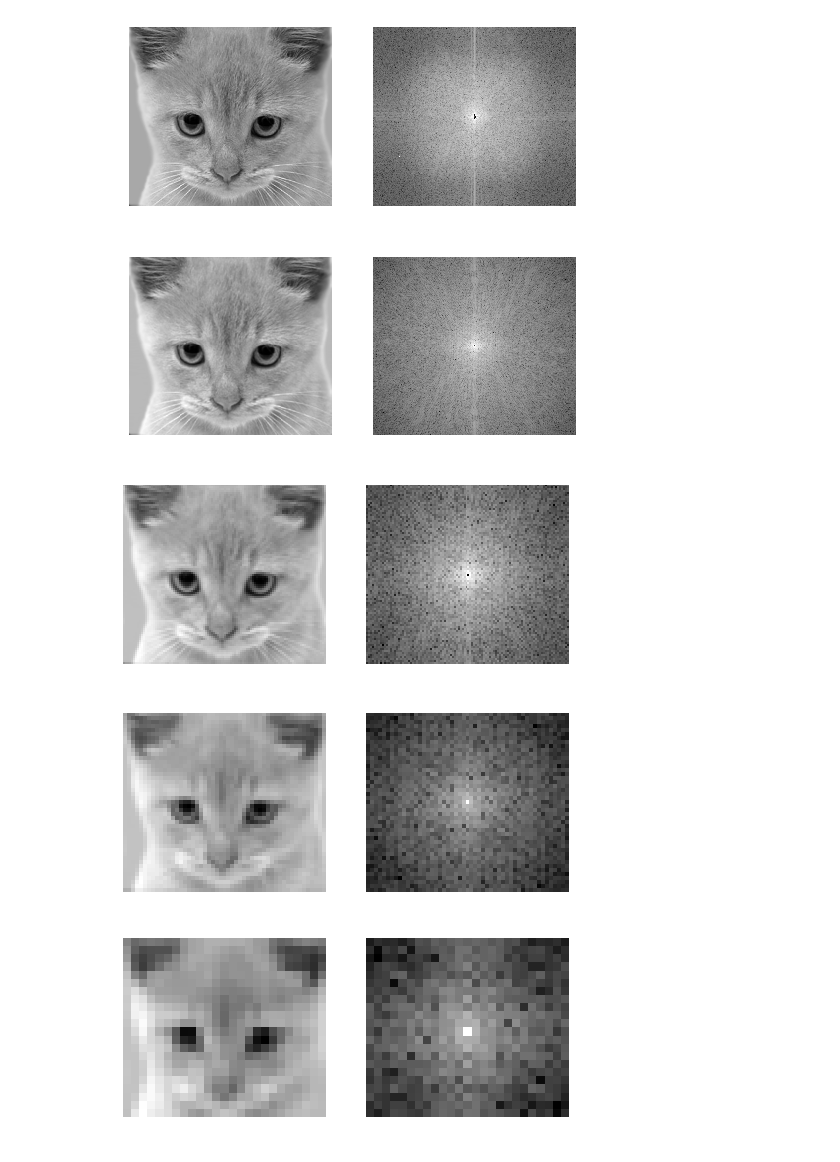
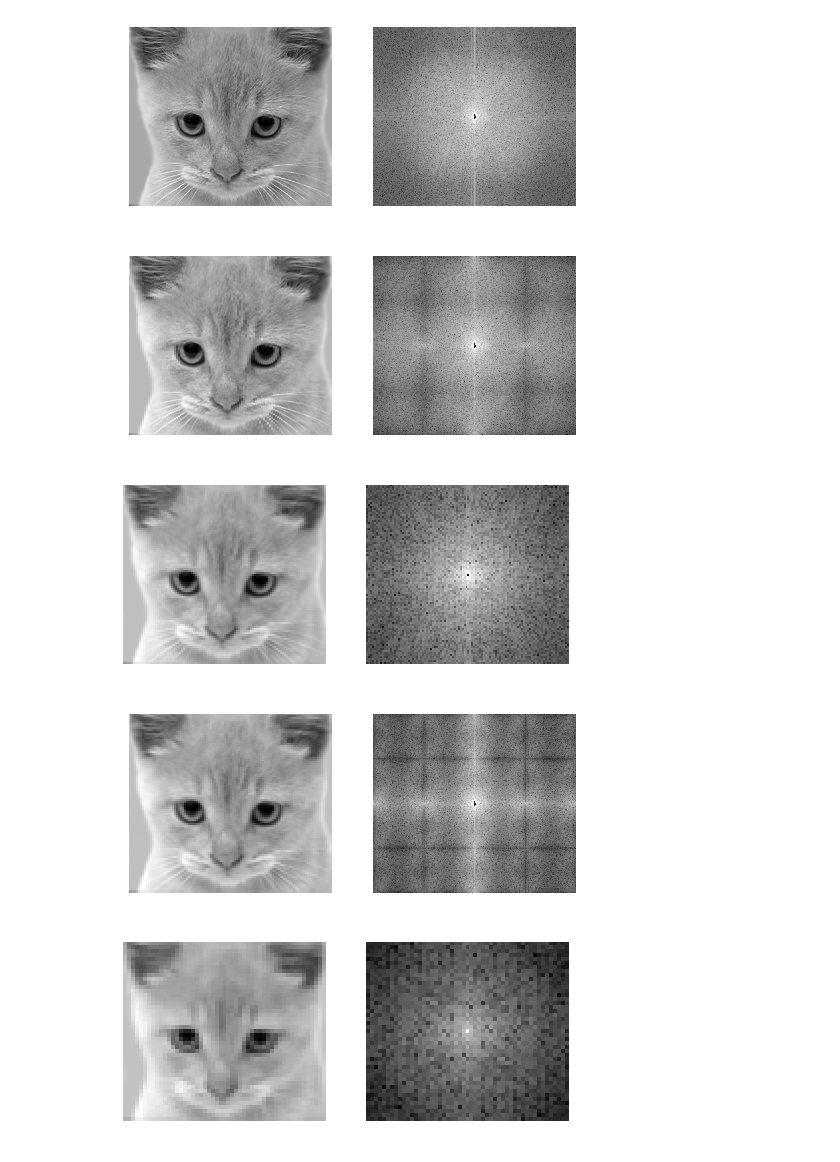
Before and after one commit to PinmanHuang/ILE5062_Computer_Vision, a Jupyter notebook: CV2019_HW2/image_pyramid.ipynb, the cells around one changed output. Saved outputs shown, nothing was run; the diff lists cells and outputs as text; code cells hidden in the pictures.

Commit message:
add nearest neighbor interplation

```diff
--- a/CV2019_HW2/image_pyramid.ipynb
+++ b/CV2019_HW2/image_pyramid.ipynb
@@ -27,7 +27,7 @@ def gaussian_low_pass_filter(size_x, size_y, cutoff_ratio=0.5):
 def get_magnitude_spectrum(img):
     f = np.fft.fft2(img)
     fshift = np.fft.fftshift(f)
-    magnitude_spectrum = 20*np.log(np.abs(fshift))
+    magnitude_spectrum = 20*np.log(np.abs(fshift)+1)
     return magnitude_spectrum, fshift
 # %%
 def img_back(fimage):
@@ -67,32 +96,45 @@ def down_sample(img):
 # %%
-def gaussian_pyramid(img, times, isFirst=False):
+def gaussian_pyramid(img):
     img_spec, fshift = get_magnitude_spectrum(img)
     gaussian_filter = gaussian_low_pass_filter(img.shape[0], img.shape[1])
     gaussian_spec = img_spec * gaussian_filter
     gaussian_f = fshift * gaussian_filter
-    if isFirst:
-        cv_save('./task2/origin.jpg', img)
-        plot_img(img, float_to_int(img_spec), 'gray')
     gaussian_img = img_back(gaussian_f)
     pyramid_img = down_sample(gaussian_img)
     pyramid_spec, _ = get_magnitude_spectrum(pyramid_img)
-    cv_save('./task2/pyramid_'+times+'.jpg', float_to_int(pyramid_img))
-    plot_img(float_to_int(pyramid_img), float_to_int(pyramid_spec), 'gray')
-    return img, pyramid_img
+    return img, img_spec, pyramid_img, pyramid_spec
 # %%
 def laplacian_pyramid(origin, expand):
     p_img = origin - expand
     img_spec, _ = get_magnitude_spectrum(p_img)
     plot_img(p_img, img_spec, 'gray')
-# %%
-img, _ = read_image('./hw2_data/task1and2_hybrid_pyramid/cat.bmp')
-origin, img = gaussian_pyramid(img, str(1), True)
-for i in range(2, 5):
-    origin, img = gaussian_pyramid(img, str(i), False)
-# laplacian_pyramid(origin, img)
-# %% [output]
-[figure, removed]
-[figure, removed]
-[figure, removed]
-[figure, removed]
-[figure, removed]
+# %%
+fname = 'cat'
+ftype = 'bmp'
+img, _ = read_image('./hw2_data/task1and2_hybrid_pyramid/'+fname+'.'+ftype)
+shape = img.shape
+
+origin, origin_spec, img, img_spec = gaussian_pyramid(img)
+plot_img(origin, float_to_int(origin_spec), 'gray')
+cv_save('./task2/'+fname+'.jpg', origin)
+cv_save('./task2/'+fname+'_pyramid_1.jpg', img)
+
+expand, expand_spec = interpolation(img, shape, method='NEAREST')
+cv_save('./task2/'+fname+'_expand_1.jpg', expand)
+plot_img(float_to_int(expand), float_to_int(expand_spec), 'gray')
+
+for i in range(2, 5):
+    origin, origin_spec, img, img_spec = gaussian_pyramid(img)
+    plot_img(img, float_to_int(img_spec), 'gray')
+    cv_save('./task2/'+fname+'_pyramid_'+str(i)+'.jpg', img)
+
+    expand, expand_spec = interpolation(img, shape, method='NEAREST')
+    cv_save('./task2/'+fname+'_expand_'+str(i)+'.jpg', expand)
+    plot_img(float_to_int(expand), float_to_int(expand_spec), 'gray')
+# laplacian_pyramid(origin, img)
+# %% [output]
+[figure, added]
+[figure, added]
+[figure, added]
+[figure, added]
+[figure, added]
```
Also changed, not shown: parts of 3 cells of this notebook, 13 other files.
